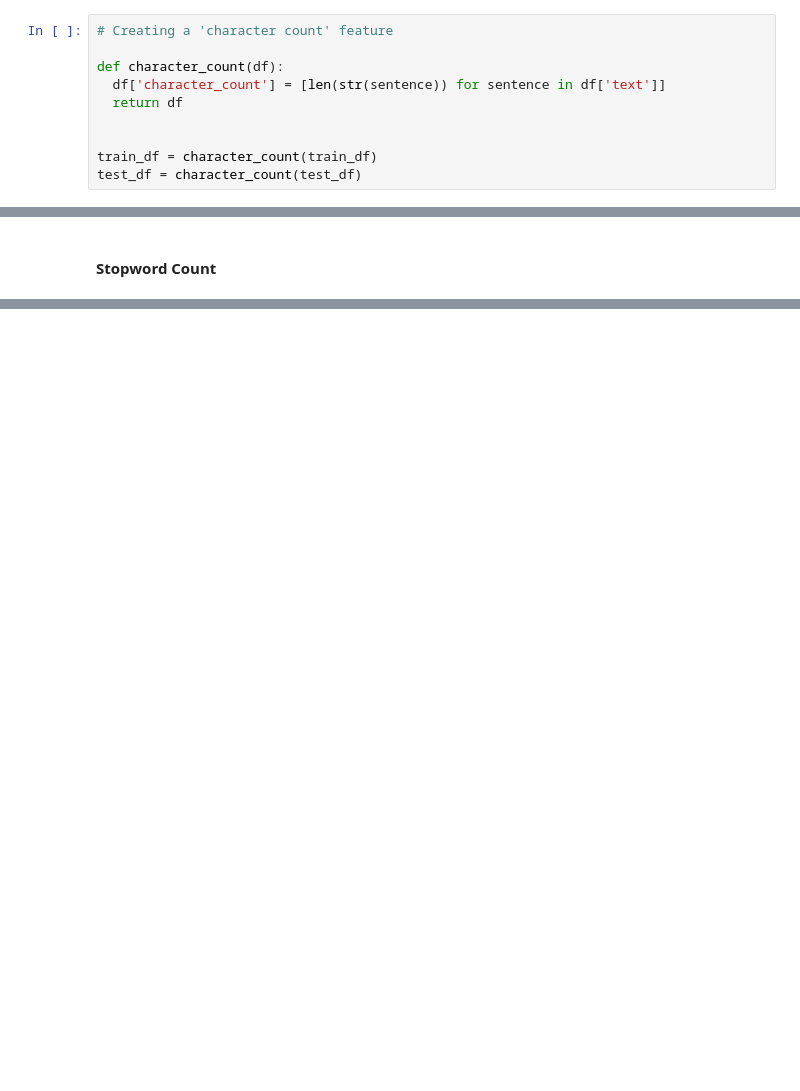
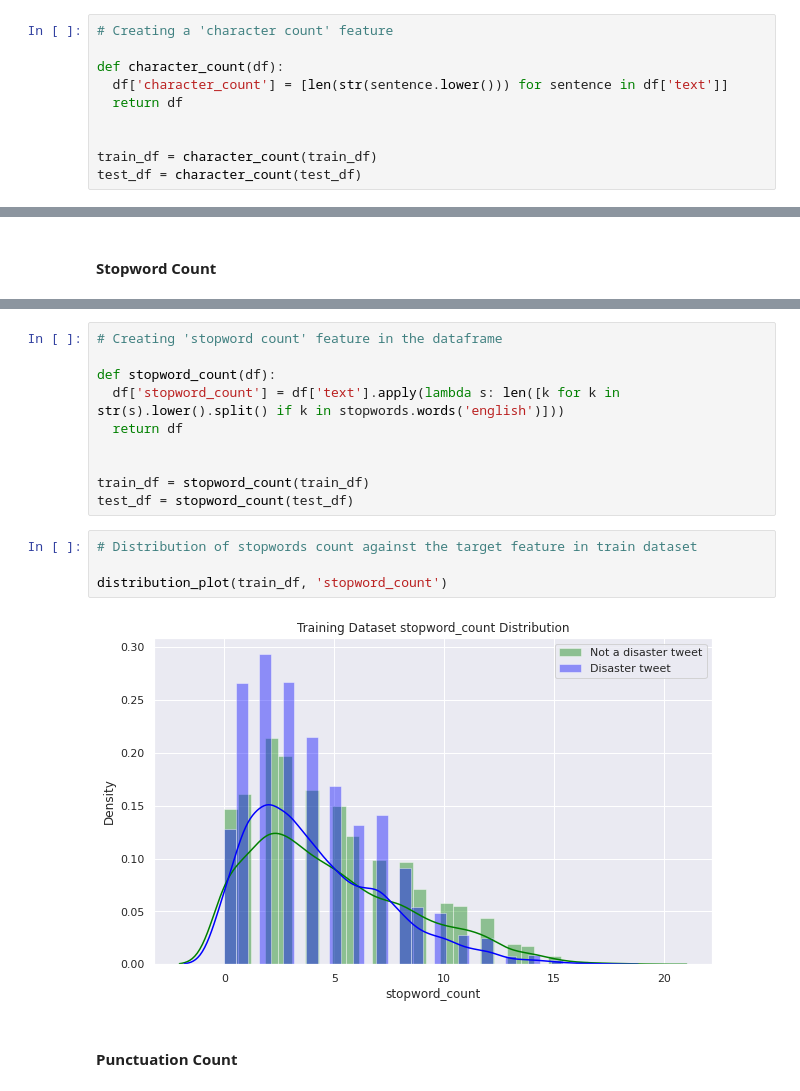
Before and after one commit to FanusArefaine/Natural-Language-Processing, a Jupyter notebook: NLP_Text_Classification_Disaster_or_Not.ipynb, the cells around one changed output, grey strips where cells are left out. Saved outputs shown, nothing was run; the diff lists cells and outputs as text; blank space fills up the shorter version.

```diff
--- a/NLP_Text_Classification_Disaster_or_Not.ipynb
+++ b/NLP_Text_Classification_Disaster_or_Not.ipynb
@@ -346,7 +346,7 @@ distribution_plot(train_df, 'unique_word_count')
 # Creating a 'character count' feature
 
 def character_count(df):
-  df['character_count'] = [len(str(sentence)) for sentence in df['text']]
+  df['character_count'] = [len(str(sentence.lower())) for sentence in df['text']]
   return df
 
 
@@ -362,0 +378,18 @@ distribution_plot(train_df, 'character_count')
+# %%
+# Creating 'stopword count' feature in the dataframe
+
+def stopword_count(df):
+  df['stopword_count'] = df['text'].apply(lambda s: len([k for k in str(s).lower().split() if k in stopwords.words('english')]))
+  return df
+
+
+train_df = stopword_count(train_df)
+test_df = stopword_count(test_df)
+# %%
+# Distribution of stopwords count against the target feature in train dataset
+
+distribution_plot(train_df, 'stopword_count')
+# %% [output]
+[figure, added]
+# %% [markdown]
+#### **Punctuation Count**
```
Also changed, not shown: parts of 12 cells of this notebook.
